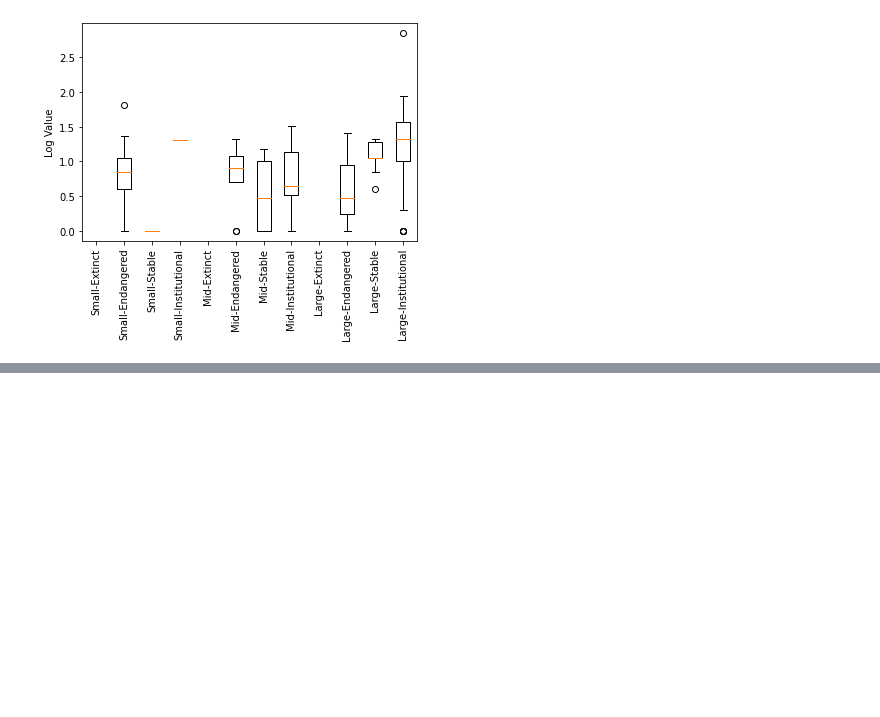
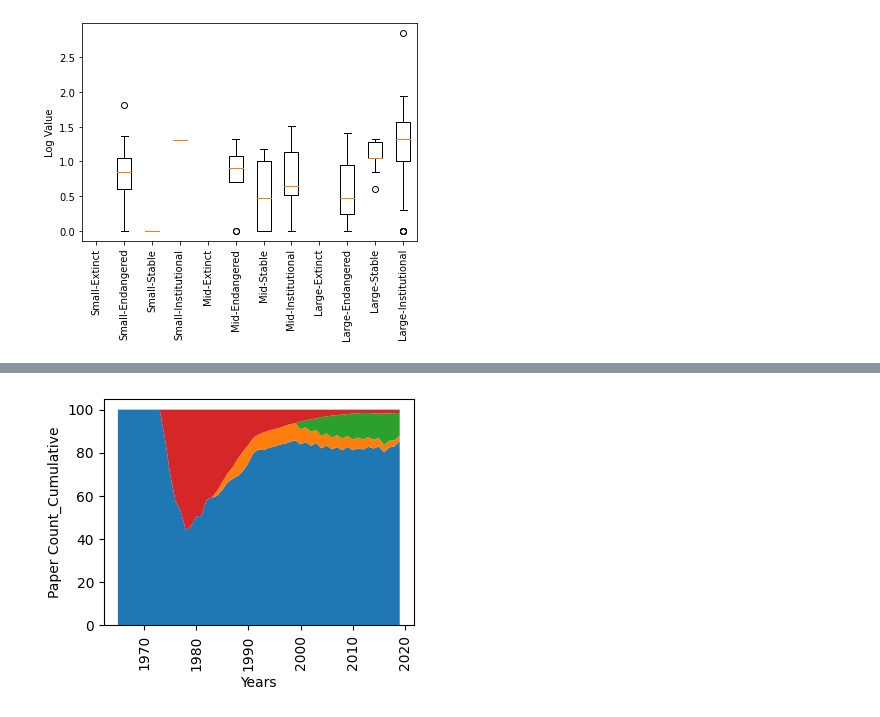
Before and after one commit to NisansaDdS/Some-Languages-are-More-Equal-than-Others, a Jupyter notebook: Generate Diagrams.ipynb, the cells around one changed output, grey strips where cells are left out. Cells and saved outputs as stored; diff of their text form; code cells hidden in the pictures; blank space fills up the shorter version.

```diff
--- a/Generate Diagrams.ipynb
+++ b/Generate Diagrams.ipynb
@@ -372,0 +716,4 @@ drawBoxPlot('Hugginface',HugginfaceMulti)
+# %%
+plotCumulativeGraph(sizeArr[0],vitalityArr[2],col,False)
+# %% [output]
+[figure, added]
```
Also changed, not shown: parts of 24 cells of this notebook, 16 other files.
